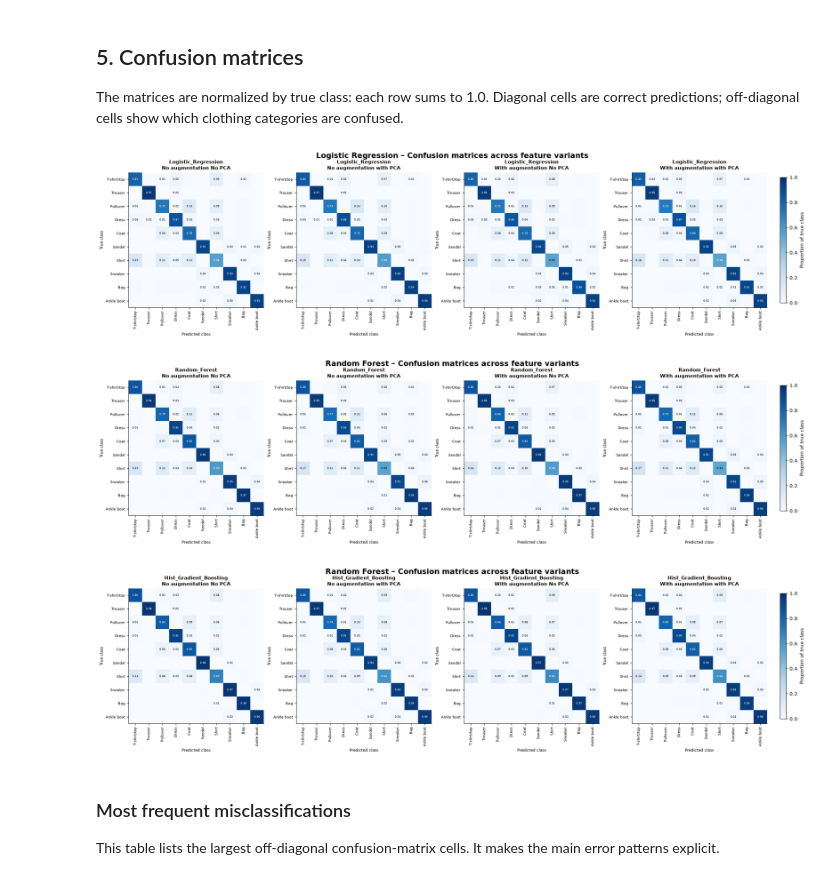
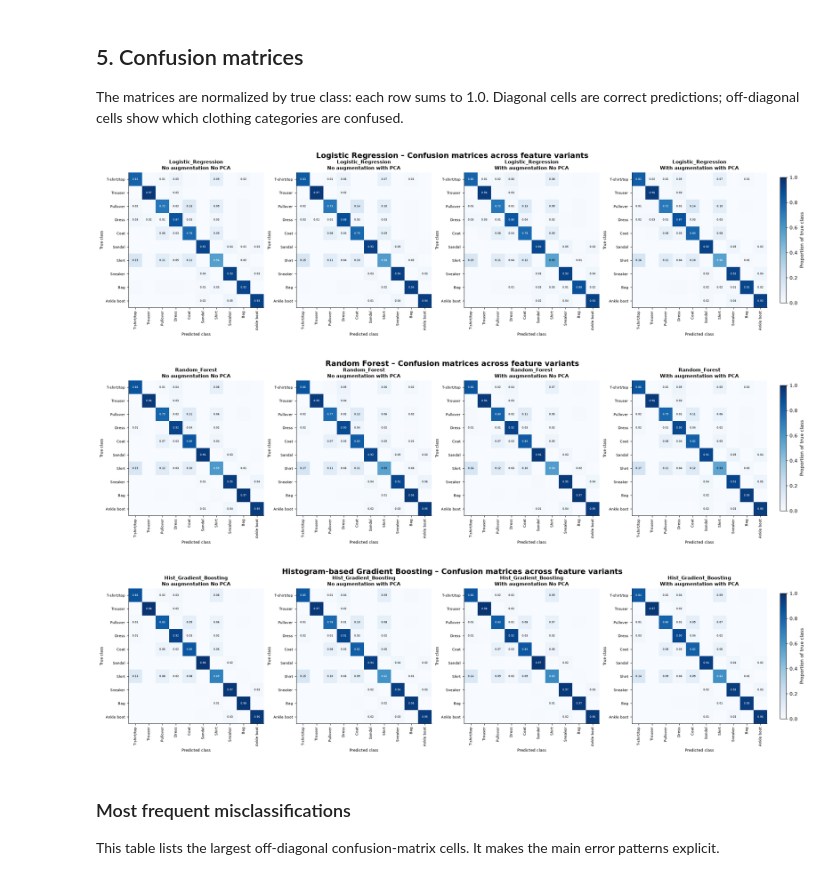
Before and after one commit to Ezra3578/MachineLearning, a Jupyter notebook: Workshop_1/notebooks/model_results_analysis.ipynb, the cells around one changed output. Drawn from its saved outputs; the diff is of its cells as text; code cells hidden in the pictures.

```diff
--- a/Workshop_1/notebooks/model_results_analysis.ipynb
+++ b/Workshop_1/notebooks/model_results_analysis.ipynb
@@ -502,30 +502,30 @@ def plot_confusion_matrices(
 # %%
 #Confusion Matrix per model
 
 plot_confusion_matrices(
     models=["Logistic_Regression"],
     variants=VARIANTS,
     comparison_title="Logistic Regression – Confusion matrices across feature variants",
     figsize=(20, 5),
 )
 
 plot_confusion_matrices(
     models=["Random_Forest"],
     variants=VARIANTS,
     comparison_title="Random Forest – Confusion matrices across feature variants",
     figsize=(20, 5),
 )
 
 plot_confusion_matrices(
     models=["Hist_Gradient_Boosting"],
     variants=VARIANTS,
-    comparison_title="Random Forest – Confusion matrices across feature variants",
+    comparison_title="Histogram-based Gradient Boosting – Confusion matrices across feature variants",
     figsize=(20, 5),
 )
 # %% [output]
 [figure]
 [figure]
-[figure, old version]
+[figure, new version]
 # %% [markdown]
 ### Most frequent misclassifications
 
```
Also changed, not shown: parts of 2 cells of this notebook.
